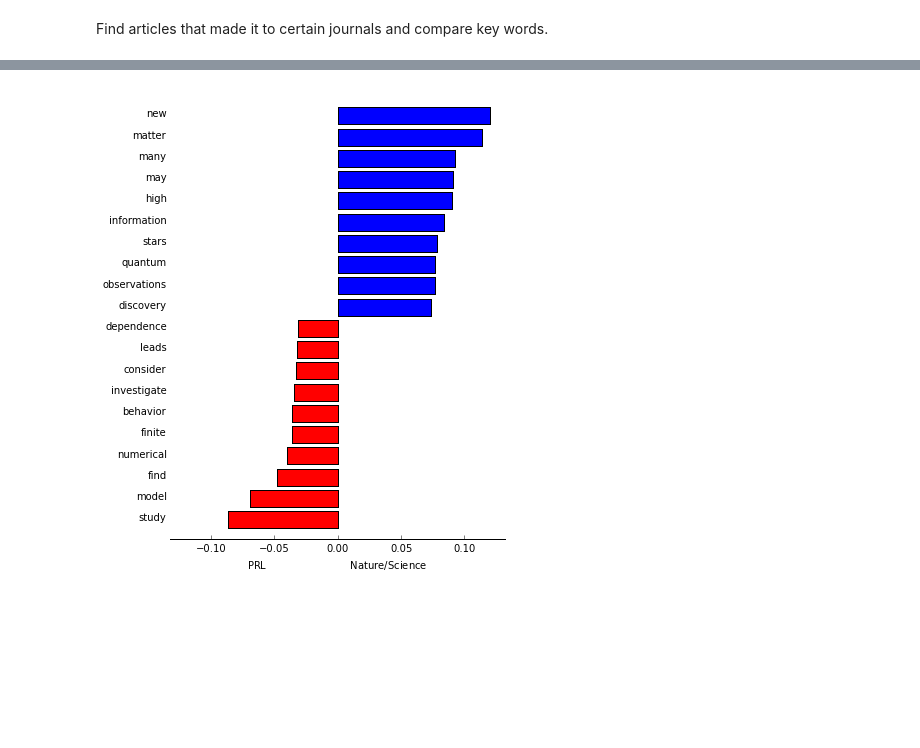
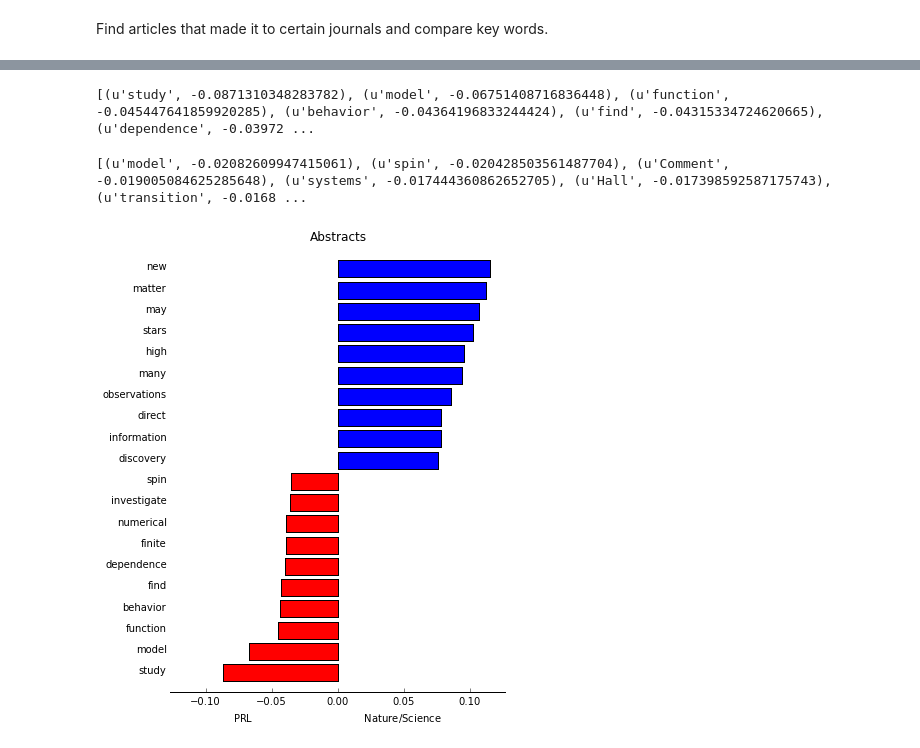
Before and after one commit to michellemiller/whooxive, a Jupyter notebook: analysis/journals_key_words.ipynb, the cells around one changed output, grey strips where cells are left out. Saved outputs shown, nothing was run; the diff lists cells and outputs as text; code cells hidden in the pictures; blank space fills up the shorter version.

```diff
--- a/analysis/journals_key_words.ipynb
+++ b/analysis/journals_key_words.ipynb
@@ -117,25 +143,40 @@ print words_best_and_worst
-# %%
-words = [x for (x,y) in words_best_and_worst]
-vals = np.array([y for (x,y) in words_best_and_worst])
-
-
-ind = np.arange(0, len(words))
-c = ['b' if x > 0 else 'r' for x in vals]
-
-plt.figure(frameon=False, figsize=(6,8))
-plt.barh(ind - 0.5,
-         vals,
-         color=c)
-plt.yticks(ind, words)
-plt.ylim(ind[0]-1, ind[-1]+1)
-plt.xlim(-1.1*np.max(np.abs(vals)), 1.1*np.max(np.abs(vals)))
-plt.xlabel('PRL$\qquad\qquad\qquad$Nature/Science')
-plt.gca().spines['top'].set_visible(False)
-plt.gca().spines['right'].set_visible(False)
-plt.gca().spines['left'].set_visible(False)
-plt.gca().xaxis.set_ticks_position('bottom')
-plt.gca().yaxis.set_ticks_position('none')
-# %% [output]
-[figure, removed]
 # %%
 session.close()
+# %%
+# Want to sort dictionary by values. Convert it to a list of tuples so we can use python's sort functions
+abstract_wordlist = sorted([(key, val) for key, val in abstract.iteritems()], key=lambda x: x[1])
+title_wordlist = sorted([(key, val) for key, val in title.iteritems()], key=lambda x: x[1])
+# %%
+abstract_best_and_worst = abstract_wordlist[0:10] + abstract_wordlist[-11:-1]
+print abstract_best_and_worst
+# %% [output]
+[(u'study', -0.0871310348283782), (u'model', -0.06751408716836448), (u'function', -0.045447641859920285), (u'behavior', -0.04364196833244424), (u'find', -0.04315334724620665), (u'dependence', -0.03972 ...
+# %%
+title_best_and_worst = title_wordlist[0:10] + title_wordlist[-11:-1]
+print title_best_and_worst
+# %% [output]
+[(u'model', -0.02082609947415061), (u'spin', -0.020428503561487704), (u'Comment', -0.019005084625285648), (u'systems', -0.017444360862652705), (u'Hall', -0.017398592587175743), (u'transition', -0.0168 ...
+# %%
+words = [x for (x,y) in abstract_best_and_worst]
+vals = np.array([y for (x,y) in abstract_best_and_worst])
+
+
+ind = np.arange(0, len(words))
+c = ['b' if x > 0 else 'r' for x in vals]
+
+plt.figure(frameon=False, figsize=(6,8))
+plt.barh(ind - 0.5,
+         vals,
+         color=c)
+plt.yticks(ind, words)
+plt.ylim(ind[0]-1, ind[-1]+1)
+plt.xlim(-1.1*np.max(np.abs(vals)), 1.1*np.max(np.abs(vals)))
+plt.title('Abstracts')
+plt.xlabel('PRL$\qquad\qquad\qquad\qquad$Nature/Science')
+plt.gca().spines['top'].set_visible(False)
+plt.gca().spines['right'].set_visible(False)
+plt.gca().spines['left'].set_visible(False)
+plt.gca().xaxis.set_ticks_position('bottom')
+plt.gca().yaxis.set_ticks_position('none')
+# %% [output]
+[figure, added]
```
Also changed, not shown: parts of 5 cells of this notebook, 4 other files.
